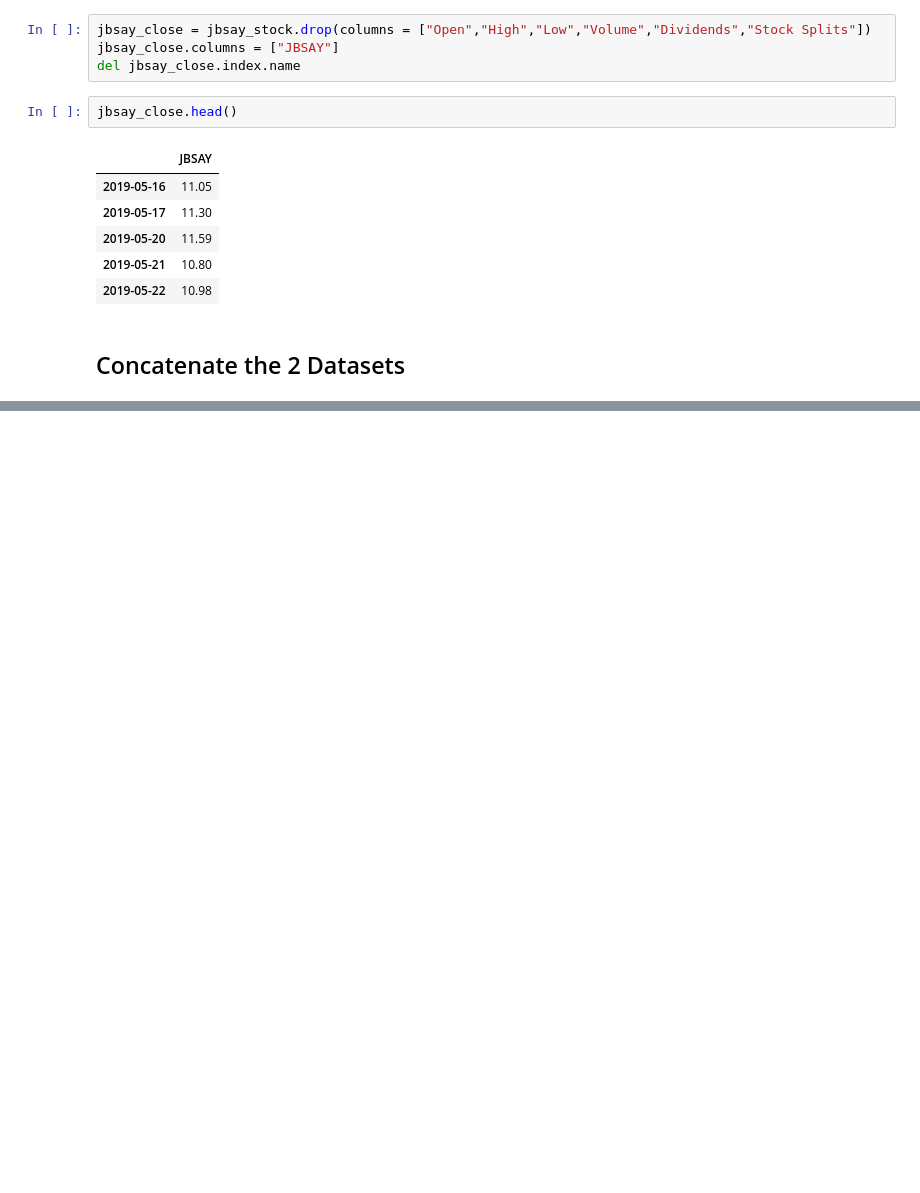
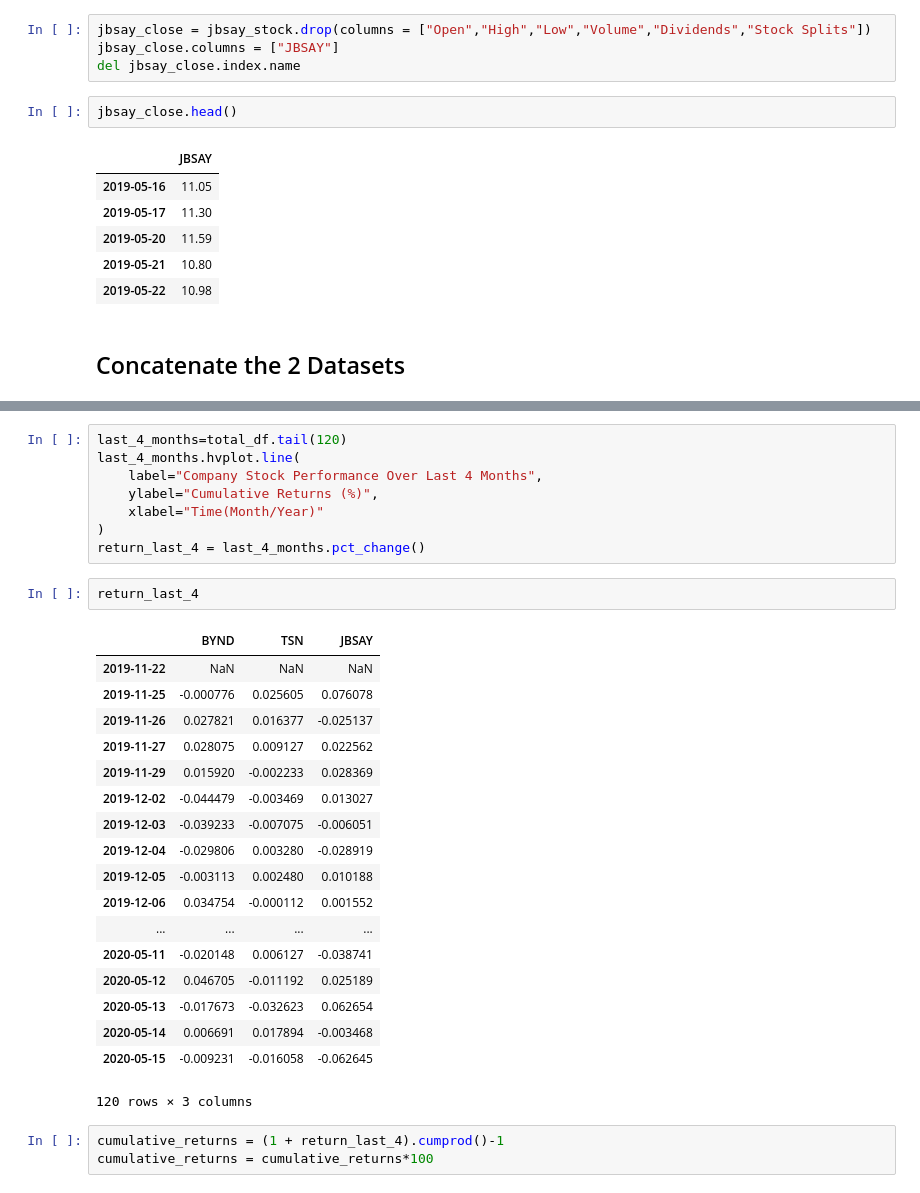
Before and after one commit to dkleinvelderman/Fintech_Project_1, a Jupyter notebook: stock_data/stock_data_cleaning.ipynb, the cells around one changed output, grey strips where cells are left out. Cells and saved outputs as stored; diff of their text form; blank space fills up the shorter version.

```diff
--- a/stock_data/stock_data_cleaning.ipynb
+++ b/stock_data/stock_data_cleaning.ipynb
@@ -82,3 +87,35 @@ total_df.head()
 | 2019-05-20 | 86.09 | 79.93 | 11.59 |
 | 2019-05-21 | 77.50 | 78.70 | 10.80 |
 | 2019-05-22 | 77.63 | 79.34 | 10.98 |
+# %%
+last_4_months=total_df.tail(120)
+last_4_months.hvplot.line(
+    label="Company Stock Performance Over Last 4 Months",
+    ylabel="Cumulative Returns (%)",
+    xlabel="Time(Month/Year)"
+)
+return_last_4 = last_4_months.pct_change()
+# %%
+return_last_4
+# %% [output]
+|  | BYND | TSN | JBSAY |
+| 2019-11-22 | NaN | NaN | NaN |
+| 2019-11-25 | -0.000776 | 0.025605 | 0.076078 |
+| 2019-11-26 | 0.027821 | 0.016377 | -0.025137 |
+| 2019-11-27 | 0.028075 | 0.009127 | 0.022562 |
+| 2019-11-29 | 0.015920 | -0.002233 | 0.028369 |
+| 2019-12-02 | -0.044479 | -0.003469 | 0.013027 |
+| 2019-12-03 | -0.039233 | -0.007075 | -0.006051 |
+| 2019-12-04 | -0.029806 | 0.003280 | -0.028919 |
+| 2019-12-05 | -0.003113 | 0.002480 | 0.010188 |
+| 2019-12-06 | 0.034754 | -0.000112 | 0.001552 |
+| ... | ... | ... | ... |
+| 2020-05-11 | -0.020148 | 0.006127 | -0.038741 |
+| 2020-05-12 | 0.046705 | -0.011192 | 0.025189 |
+| 2020-05-13 | -0.017673 | -0.032623 | 0.062654 |
+| 2020-05-14 | 0.006691 | 0.017894 | -0.003468 |
+| 2020-05-15 | -0.009231 | -0.016058 | -0.062645 |
+120 rows × 3 columns
+# %%
+cumulative_returns = (1 + return_last_4).cumprod()-1
+cumulative_returns = cumulative_returns*100
```
Also changed, not shown: parts of 4 cells of this notebook, 2 other files.
